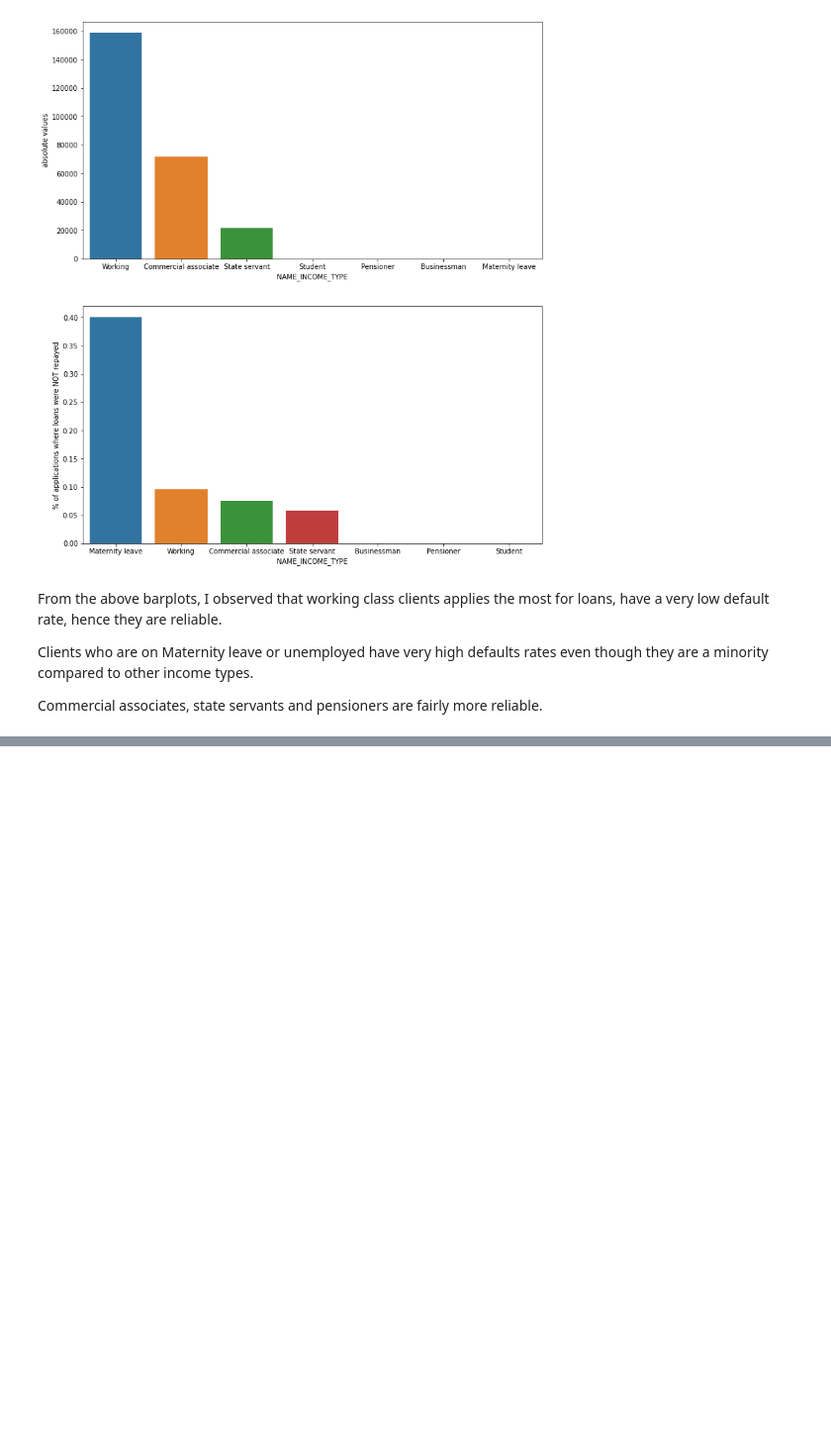
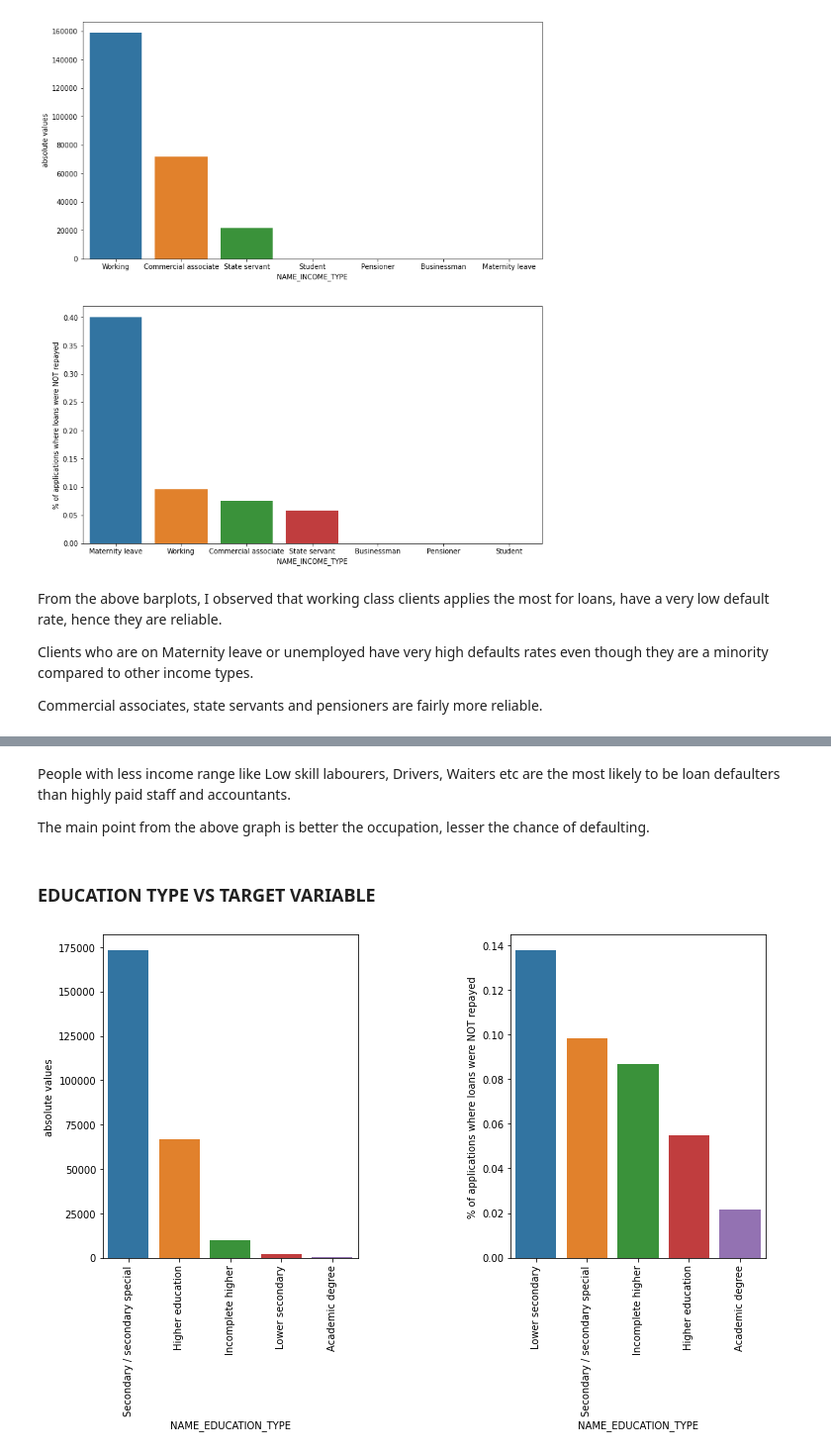
Before and after one commit to nikhilmamidipaka/Bank-Loan-Prediction-Dataset, a Jupyter notebook: Bank_Loan_Prediction_.ipynb, the cells around one changed output, grey strips where cells are left out. Shown: that part at 99% size. Cells and saved outputs as stored; diff of their text form; code cells hidden in the pictures; blank space fills up the shorter version.

```diff
--- a/Bank_Loan_Prediction_.ipynb
+++ b/Bank_Loan_Prediction_.ipynb
@@ -455,0 +462,10 @@ Commercial associates, state servants and pensioners are fairly more reliable.
+# %% [markdown]
+People with less income range like Low skill labourers, Drivers, Waiters etc are the most likely to be loan defaulters than highly paid staff and accountants.
+
+The main point from the above graph is better the occupation, lesser the chance of defaulting.
+# %% [markdown]
+### EDUCATION TYPE VS TARGET VARIABLE
+# %%
+plot_features('NAME_EDUCATION_TYPE', True, True)
+# %% [output]
+[figure, added]
```
Also changed, not shown: parts of 14 cells of this notebook.
